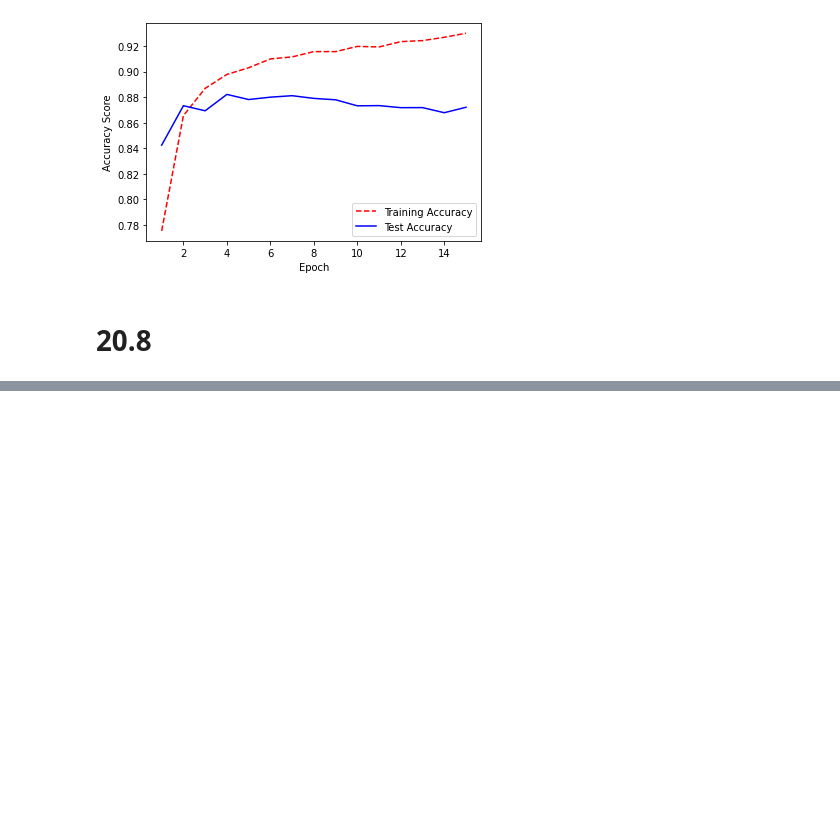
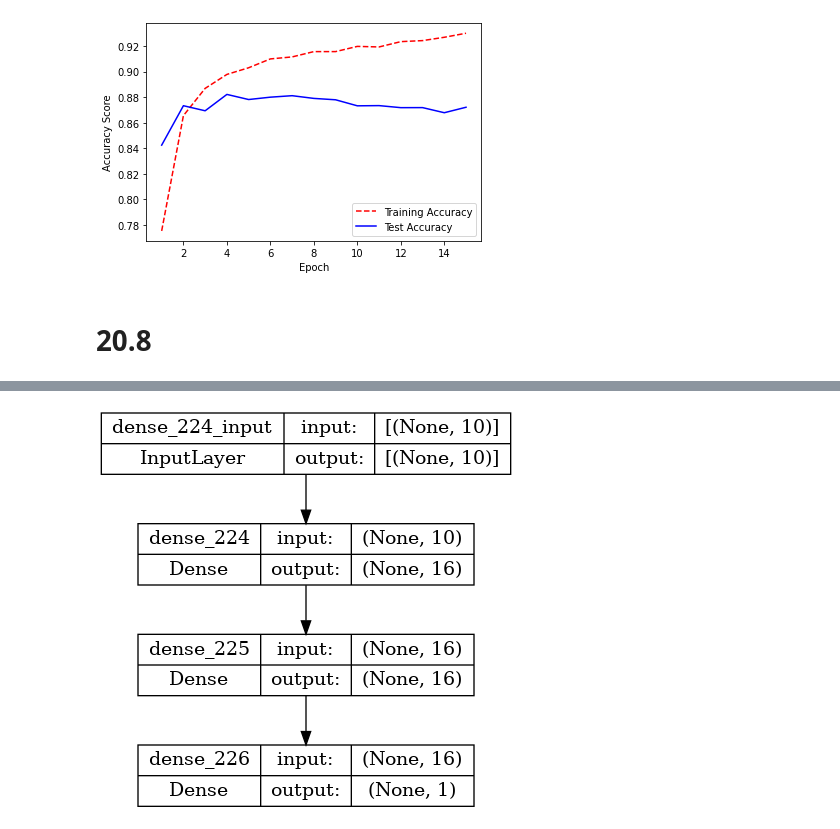
Before and after one commit to rafamarquesi/machine-learning-with-python-cookbook, a Jupyter notebook: cap20/cap20.ipynb, the cells around one changed output, grey strips where cells are left out. Cells and saved outputs as stored; diff of their text form; code cells hidden in the pictures; blank space fills up the shorter version.

```diff
--- a/cap20/cap20.ipynb
+++ b/cap20/cap20.ipynb
@@ -453,0 +761,22 @@ history = network.fit(
+# %%
+# Load libraries
+from keras import models
+from keras import layers
+from IPython.display import SVG
+from keras.utils.vis_utils import model_to_dot
+from keras.utils import plot_model
+
+# Start neural network
+network = models.Sequential()
+
+# Add fully connected layer with a ReLU activation function
+network.add(layers.Dense(units=16, activation='relu', input_shape=(10,)))
+
+# Add fully connected layer with a ReLU activation function
+network.add(layers.Dense(units=16, activation='relu'))
+
+# Add fully connected layer with a sigmoid activation function
+network.add(layers.Dense(units=1, activation='sigmoid'))
+
+# visualize network architecture
+SVG(model_to_dot(network, show_shapes=True).create(prog='dot', format='svg'))
@@ -453,0 +785,5 @@ history = network.fit(
+# %%
+# Save the visualization as a file
+plot_model(network, show_shapes=True, to_file='network.png')
+# %% [output]
+[figure, added]
```
Also changed, not shown: parts of 14 cells of this notebook, 3 other files.
